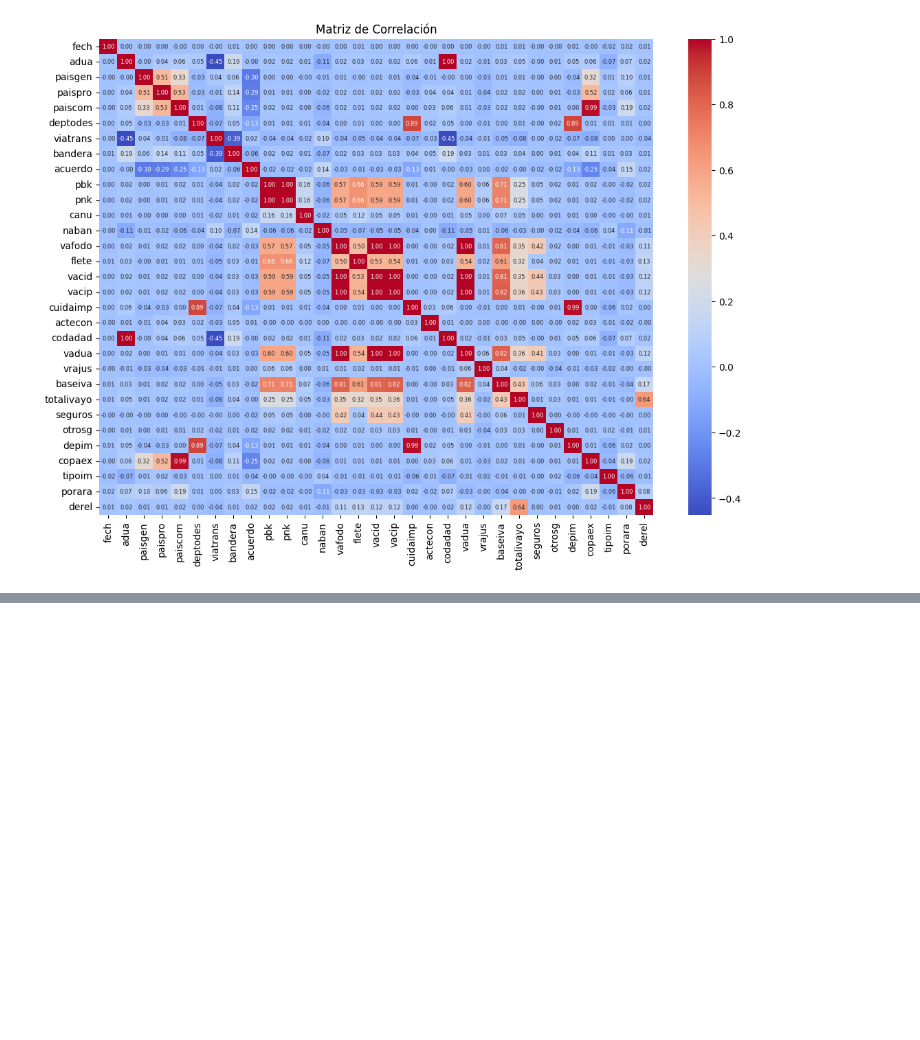
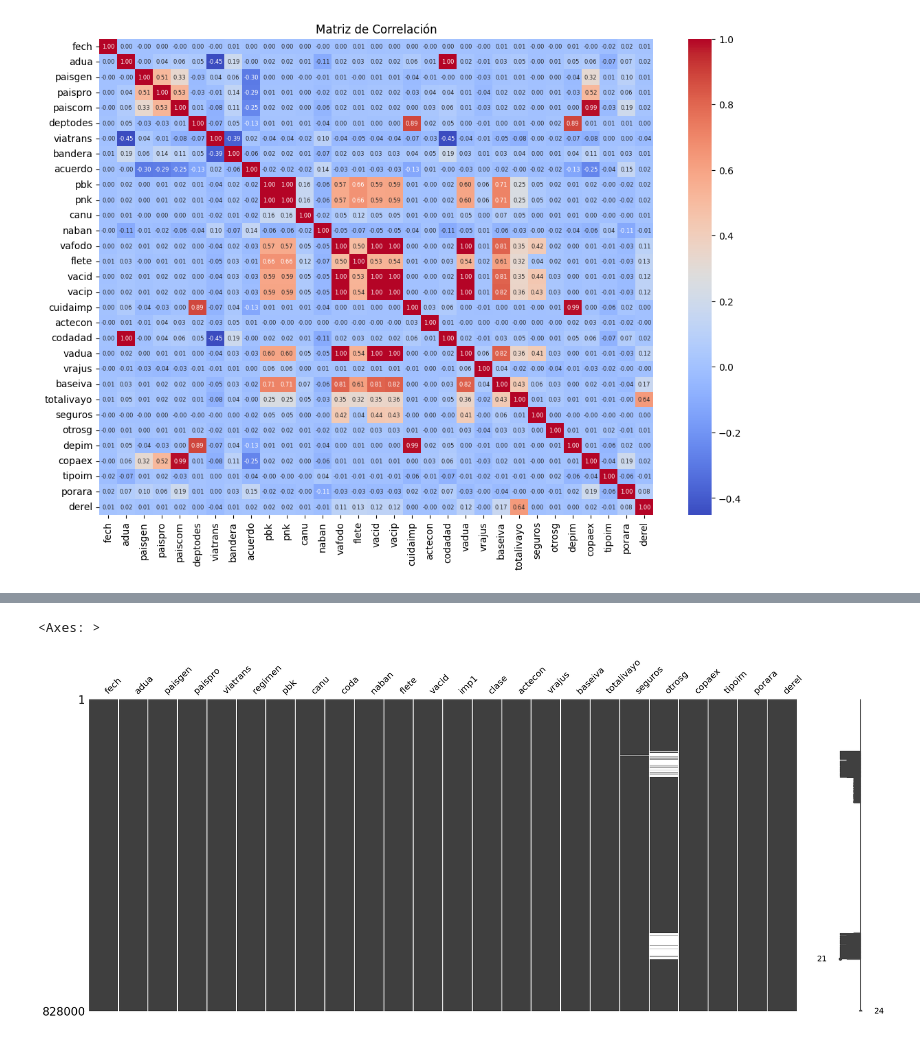
Before and after one commit to erramirezc1/MIAD-DDSA-Proyecto, a Jupyter notebook: notebooks/proyecto_despliegue_soluciones.ipynb, the cells around one changed output, grey strips where cells are left out. Saved outputs shown, nothing was run; the diff lists cells and outputs as text; code cells hidden in the pictures; blank space fills up the shorter version.

```diff
--- a/notebooks/proyecto_despliegue_soluciones.ipynb
+++ b/notebooks/proyecto_despliegue_soluciones.ipynb
@@ -316,0 +338,6 @@ plt.show()
+# %%
+# Visualizacion de valores faltantes tras eliminación de columnas
+msno.matrix(dfimp24)
+# %% [output]
+<Axes: >
+[figure, added]
```
Also changed, not shown: parts of 15 cells of this notebook, 1 other file.
